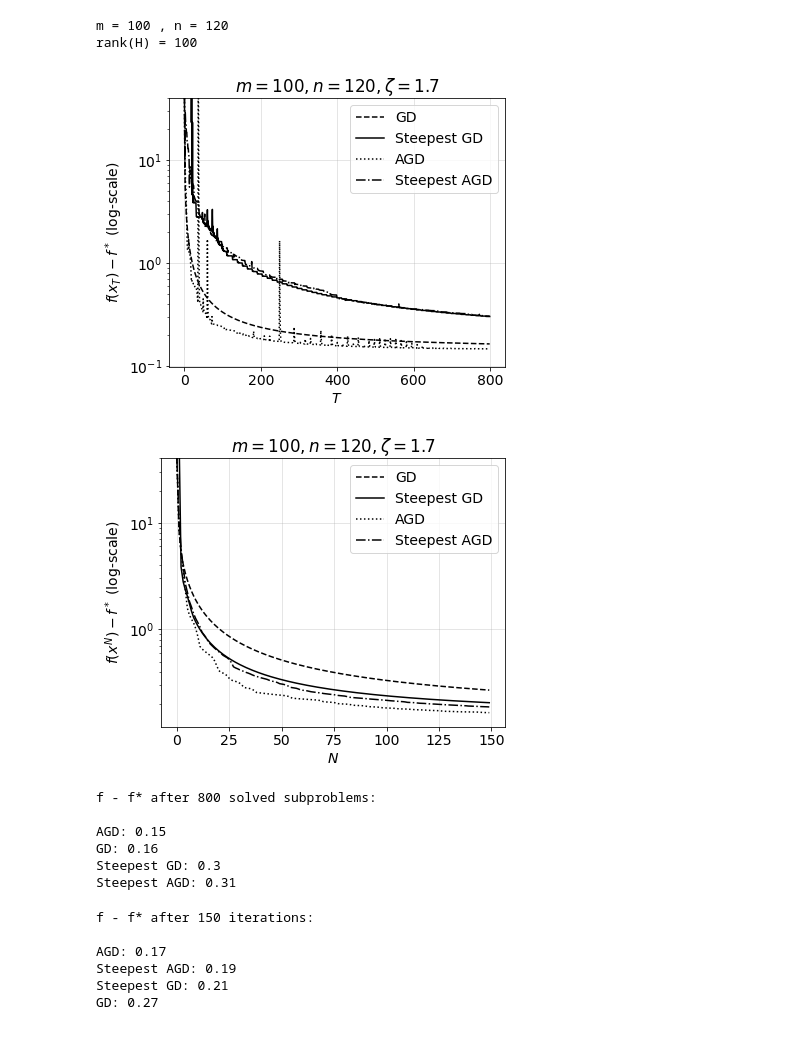
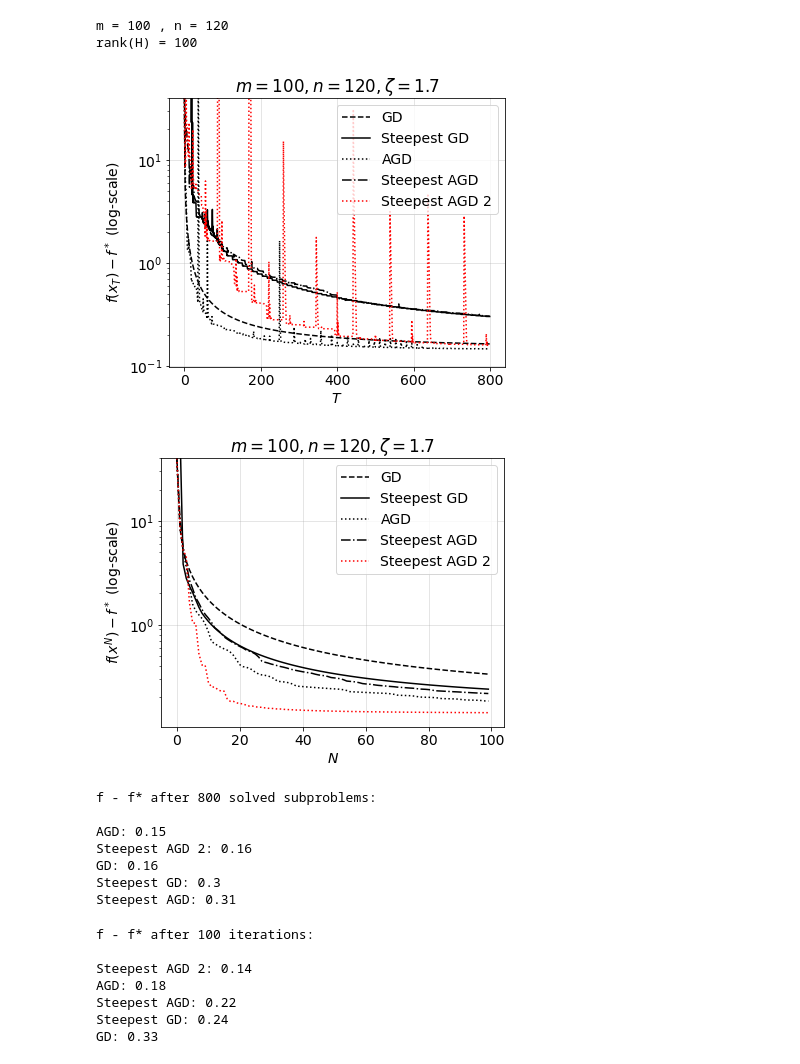
Before and after one commit to dmivilensky/Adaptive-relatively-smooth-optimization, a Jupyter notebook: steepest-descent-rel-smooth/d-opt.ipynb, the cells around one changed output. Saved outputs shown, nothing was run; the diff lists cells and outputs as text; code cells hidden in the pictures.

Commit message:
steepest descent from 06.05.2021

```diff
--- a/steepest-descent-rel-smooth/d-opt.ipynb
+++ b/steepest-descent-rel-smooth/d-opt.ipynb
@@ -173,6 +224,10 @@ _, x_steepest_gd, state_steepest_gd = steepest_gd(
 _, x_steepest_agd, state_steepest_agd = steepest_agd(
     x0, T=150, L=1, delta=delta, zeta=zeta
 )
+# %%
+_, x_steepest_agd2, state_steepest_agd2 = steepest_agd2(
+    x0, T=100, L=1, delta=delta, zeta=zeta
+)
 # %%
 R = min(state_agd['L'][-1], 1 / np.sum(1 / state_agd['L'])) * V(x_agd, x0) + 3*delta
 f_opt = np.min(state_agd['f-all']) - R
@@ -181,7 +236,8 @@ limit_T = min(
     state_gd['f-all'].shape[0],
     state_steepest_gd['f-all'].shape[0],
     state_agd['f-all'].shape[0],
-    state_steepest_agd['f-all'].shape[0]
+    state_steepest_agd['f-all'].shape[0],
+    state_steepest_agd2['f-all'].shape[0]
 )
 
 plt.figure(figsize=(6,5))
@@ -191,6 +247,7 @@ plt.semilogy(state_gd['f-all'][:limit_T] - f_opt, 'k--', label='GD')
 plt.semilogy(state_steepest_gd['f-all'][:limit_T] - f_opt, 'k-', label='Steepest GD')
 plt.semilogy(state_agd['f-all'][:limit_T] - f_opt, 'k:', label='AGD')
 plt.semilogy(state_steepest_agd['f-all'][:limit_T] - f_opt, 'k-.', label='Steepest AGD')
+plt.semilogy(state_steepest_agd2['f-all'][:limit_T] - f_opt, 'r:', label='Steepest AGD 2')
 
 plt.grid(alpha=0.4)
 plt.legend()
@@ -203,38 +260,43 @@ plt.xlabel('$T$')
 plt.tight_layout()
 plt.show()
 # %% [output]
-[figure, old version]
+[figure, new version]
 # %%
 limit_N = min(
     state_gd['f-all'].shape[0],
     state_steepest_gd['f'].shape[0],
     state_agd['f'].shape[0],
-    state_steepest_agd['f'].shape[0]
+    state_steepest_agd['f'].shape[0],
+    state_steepest_agd2['f'].shape[0]
 )
 
 plt.figure(figsize=(6,5))
 plt.rcParams.update({'font.size': 14})
 
 plt.semilogy(state_gd['f-all'][:limit_N] - f_opt, 'k--', label='GD')
 plt.semilogy(state_steepest_gd['f'][:limit_N] - f_opt, 'k-', label='Steepest GD')
 plt.semilogy(state_agd['f'][:limit_N] - f_opt, 'k:', label='AGD')
 plt.semilogy(state_steepest_agd['f'][:limit_N] - f_opt, 'k-.', label='Steepest AGD')
+plt.semilogy(state_steepest_agd2['f'][:limit_N] - f_opt, 'r:', label='Steepest AGD 2')
+
+
 
 plt.grid(alpha=0.4)
 plt.legend()
 
 plt.title(f'$m = {m}, n = {n}, \zeta = {zeta}$')
 plt.ylabel('$f(x^N) - f^*$ (log-scale)')
 plt.ylim(top=state_agd['f'][0] - f_opt)
 plt.xlabel('$N$')
 
 plt.tight_layout()
 plt.show()
 # %% [output]
-[figure, old version]
+[figure, new version]
 # %%
 print(f'f - f* after {limit_T} solved subproblems:\n')
 print('AGD:', round(state_agd['f-all'][limit_T-1] - f_opt, 2))
+print('Steepest AGD 2:', round(state_steepest_agd2['f-all'][limit_T-1] - f_opt, 2))
 print('GD:', round(state_gd['f-all'][limit_T-1] - f_opt, 2))
 print('Steepest GD:', round(state_steepest_gd['f-all'][limit_T-1] - f_opt, 2))
 print('Steepest AGD:', round(state_steepest_agd['f-all'][limit_T-1] - f_opt, 2))
@@ -242,19 +304,22 @@ print('Steepest AGD:', round(state_steepest_agd['f-all'][limit_T-1] - f_opt, 2))
 f - f* after 800 solved subproblems:
 
 AGD: 0.15
+Steepest AGD 2: 0.16
 GD: 0.16
 Steepest GD: 0.3
 Steepest AGD: 0.31
 # %%
 print(f'f - f* after {limit_N} iterations:\n')
+print('Steepest AGD 2:', round(state_steepest_agd2['f'][limit_N-1] - f_opt, 2))
 print('AGD:', round(state_agd['f'][limit_N-1] - f_opt, 2))
 print('Steepest AGD:', round(state_steepest_agd['f'][limit_N-1] - f_opt, 2))
 print('Steepest GD:', round(state_steepest_gd['f'][limit_N-1] - f_opt, 2))
 print('GD:', round(state_gd['f-all'][limit_N-1] - f_opt, 2))
 # %% [output]
-f - f* after 150 iterations:
+f - f* after 100 iterations:
 
-AGD: 0.17
-Steepest AGD: 0.19
-Steepest GD: 0.21
-GD: 0.27
+Steepest AGD 2: 0.14
+AGD: 0.18
+Steepest AGD: 0.22
+Steepest GD: 0.24
+GD: 0.33
```
Also changed, not shown: parts of 3 cells of this notebook.
